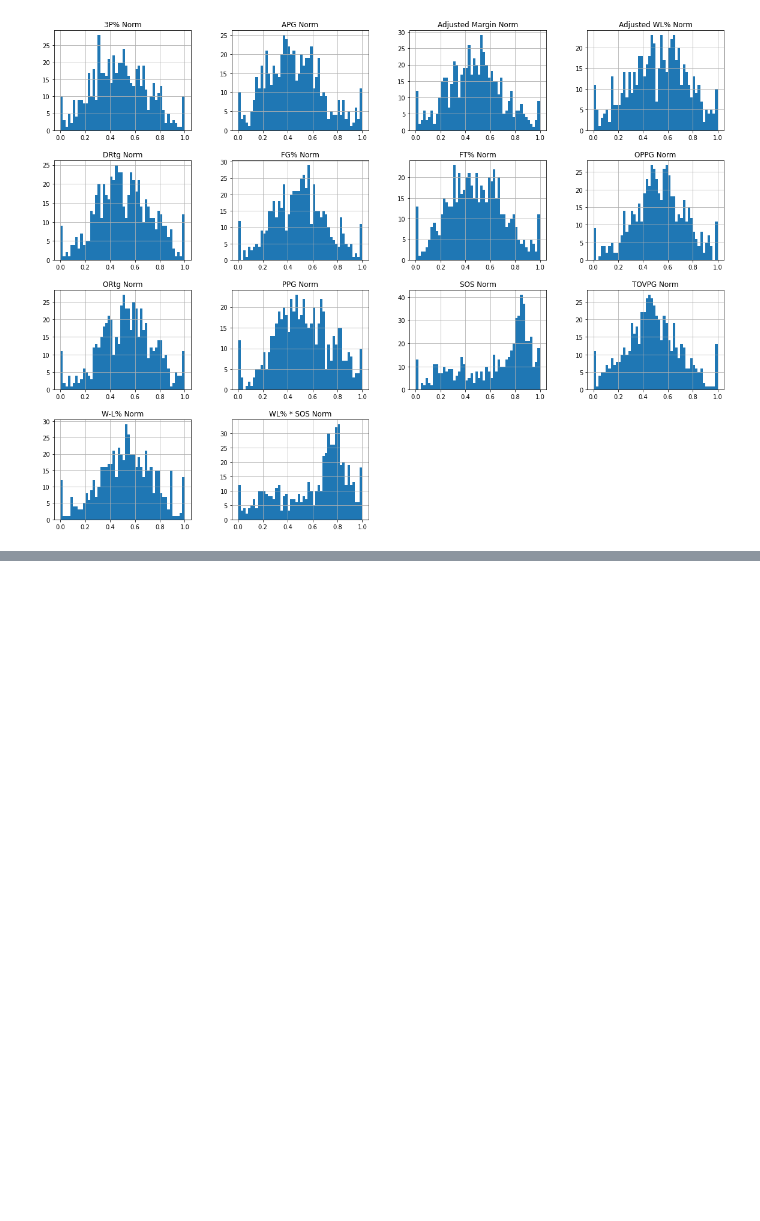
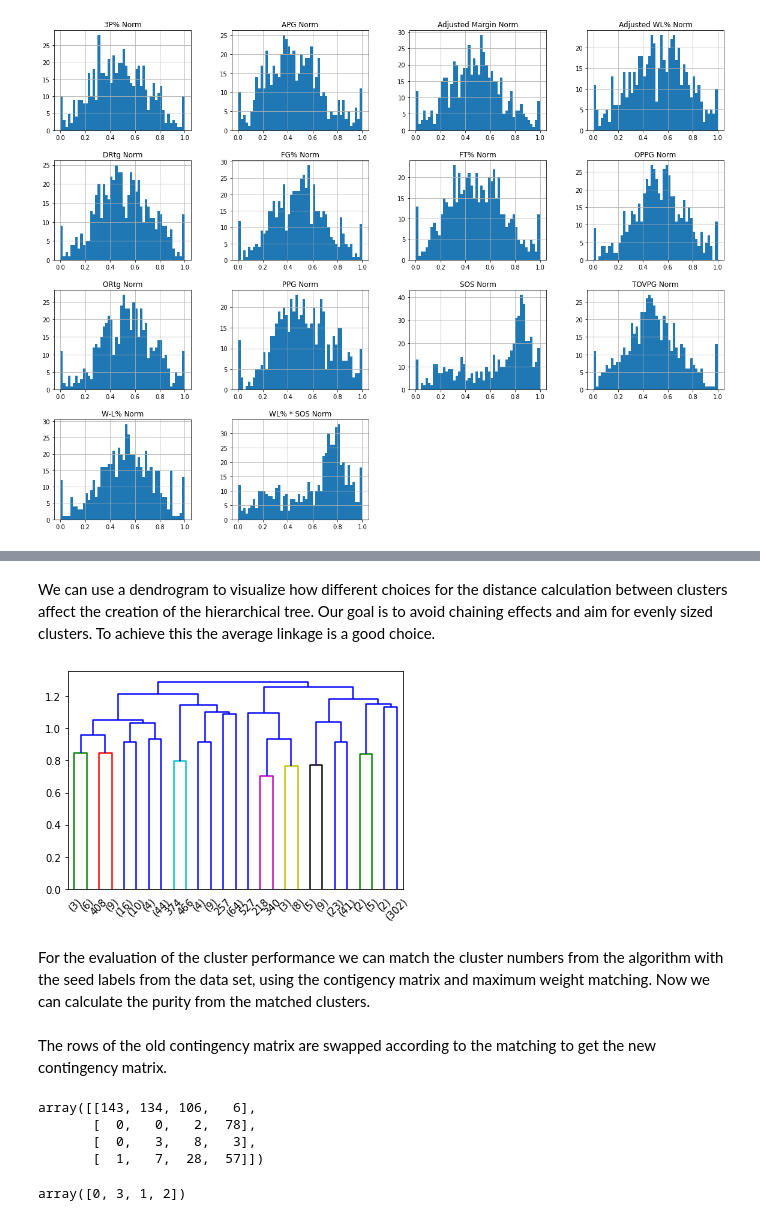
Before and after one commit to MaxMay95/CS7641-NCAA-Predictions, a Jupyter notebook: Max/hierarchical_clustering.ipynb, the cells around one changed output, grey strips where cells are left out. Cells and saved outputs as stored; diff of their text form; code cells hidden in the pictures; blank space fills up the shorter version.

Commit message:
Finalized hierarchical clustering jupyter notebook.

```diff
--- a/Max/hierarchical_clustering.ipynb
+++ b/Max/hierarchical_clustering.ipynb
@@ -31,2 +76,2 @@ def get_team_data(filter_year=None,datasets_dir=None,stats_file_name=None):
 # %%
-seeds, team_stats = get_team_data(filter_year=None, datasets_dir='../datasets', stats_file_name=None)
+team_stats, seeds = get_team_data(filter_year=None, datasets_dir='../datasets', stats_file_name=None)
@@ -117,0 +159,2 @@ print(dim,variance)
+# %%
+pcaTeam_stats = principalDf.drop(['PC10','PC11','PC12','PC13','PC14'],axis=1)
@@ -122,0 +177,36 @@ pDf3 = pd.DataFrame(data = pC3
+# %% [markdown]
+We can use a dendrogram to visualize how different choices for the distance calculation
+between clusters affect the creation of the hierarchical tree. Our goal is to avoid chaining
+effects and aim for evenly sized clusters. To achieve this the average linkage is a good choice.
+# %%
+def plot_dendrogram(model, **kwargs):
+    # Create linkage matrix and then plot the dendrogram
+
+    # create the counts of samples under each node
+    counts = np.zeros(model.children_.shape[0])
+    n_samples = len(model.labels_)
+    for i, merge in enumerate(model.children_):
+        current_count = 0
+        for child_idx in merge:
+            if child_idx < n_samples:
+                current_count += 1  # leaf node
+            else:
+                current_count += counts[child_idx - n_samples]
+        counts[i] = current_count
+
+    linkage_matrix = np.column_stack([model.children_, model.distances_,
+                                      counts]).astype(float)
+
+    # Plot the corresponding dendrogram
+    hierarchy.dendrogram(linkage_matrix, **kwargs)
+# %%
+dCluster = cluster.AgglomerativeClustering(n_clusters=None,distance_threshold=0,affinity="euclidean",linkage='average')
+hdistance_team = dCluster.fit(pcaTeam_stats)
+plot_dendrogram(hdistance_team,truncate_mode='level',p=4)
+# %% [output]
+[figure, added]
+# %% [markdown]
+For the evaluation of the cluster performance we can match the cluster numbers from the
+algorithm with the seed labels from the data set, using the contigency matrix and maximum
+weight matching.
+Now we can calculate the purity from the matched clusters.
@@ -122,0 +240,21 @@ pDf3 = pd.DataFrame(data = pC3
+# %% [markdown]
+The rows of the old contingency matrix are swapped according to the matching
+to get the new contingency matrix.
+# %%
+y_true = adjustNumberOfSeeds(seeds,4)
+y_true = np.array(y_true)
+hCluster = cluster.AgglomerativeClustering(n_clusters=4,affinity="euclidean",linkage="average")
+seedCluster = hCluster.fit(pcaTeam_stats)
+y_pred = seedCluster.labels_
+
+conMatrix = metrics.cluster.contingency_matrix(y_true,y_pred).T
+conMatrix
+# %% [output]
+array([[143, 134, 106,   6],
+       [  0,   0,   2,  78],
+       [  0,   3,   8,   3],
+       [  1,   7,  28,  57]])
+# %%
+max_weight_match(conMatrix)
+# %% [output]
+array([0, 3, 1, 2])
```
Also changed, not shown: parts of 35 cells of this notebook.
